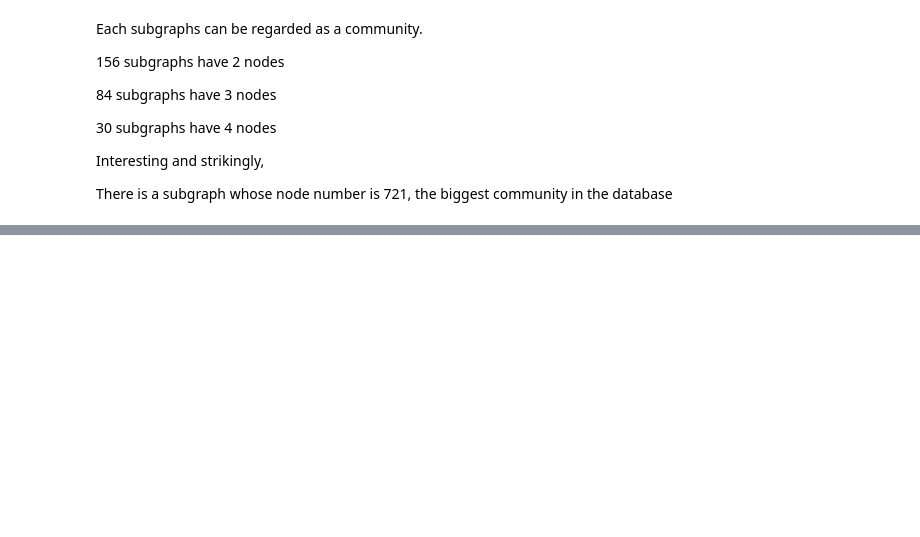
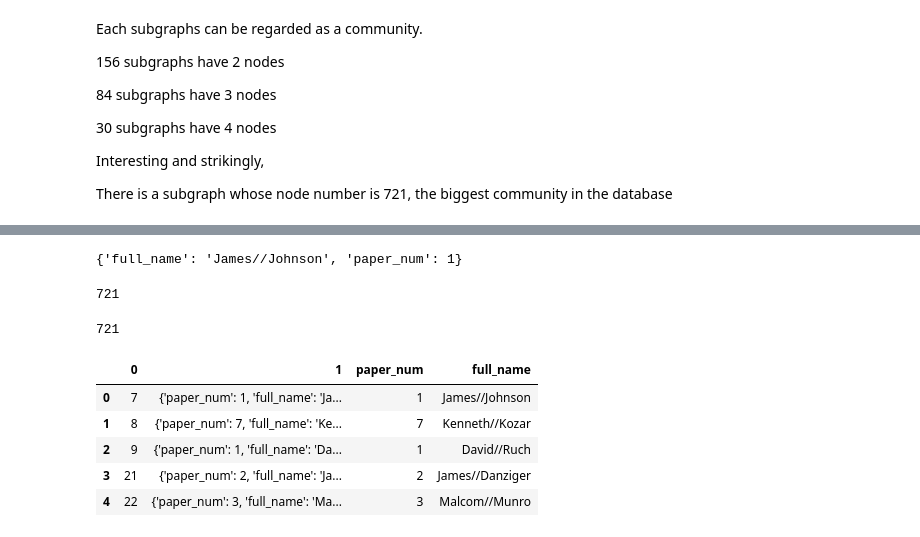
Before and after one commit to floydluo/misq, a Jupyter notebook: NetworkX/MISQ_networks.ipynb, the cells around one changed output, grey strips where cells are left out. Saved outputs shown, nothing was run; the diff lists cells and outputs as text; code cells hidden in the pictures; blank space fills up the shorter version.

```diff
--- a/NetworkX/MISQ_networks.ipynb
+++ b/NetworkX/MISQ_networks.ipynb
@@ -688,0 +809,3 @@ DrawGraph(Legendary, layout = "spring")
+# %%
+Nodes = pd.DataFrame(data=Legendary.nodes(data = True))
+Nodes.head()
@@ -688,0 +819,14 @@ DrawGraph(Legendary, layout = "spring")
+# %%
+Nodes[1][0]
+# %% [output]
+{'full_name': 'James//Johnson', 'paper_num': 1}
+# %%
+paper_num = Series([auth['paper_num'] for auth in Nodes[1]])
+print(len(paper_num))
+# %% [output]
+721
+# %%
+full_name = Series([auth['full_name'] for auth in Nodes[1]])
+print(len(full_name))
+# %% [output]
+721
@@ -688,0 +836,9 @@ DrawGraph(Legendary, layout = "spring")
+# %%
+Nodes.head()
+# %% [output]
+|  | 0 | 1 | paper_num | full_name |
+| 0 | 7 | {'paper_num': 1, 'full_name': 'Ja... | 1 | James//Johnson |
+| 1 | 8 | {'paper_num': 7, 'full_name': 'Ke... | 7 | Kenneth//Kozar |
+| 2 | 9 | {'paper_num': 1, 'full_name': 'Da... | 1 | David//Ruch |
+| 3 | 21 | {'paper_num': 2, 'full_name': 'Ja... | 2 | James//Danziger |
+| 4 | 22 | {'paper_num': 3, 'full_name': 'Ma... | 3 | Malcom//Munro |
```
Also changed, not shown: parts of 53 cells of this notebook, 26 other files.
